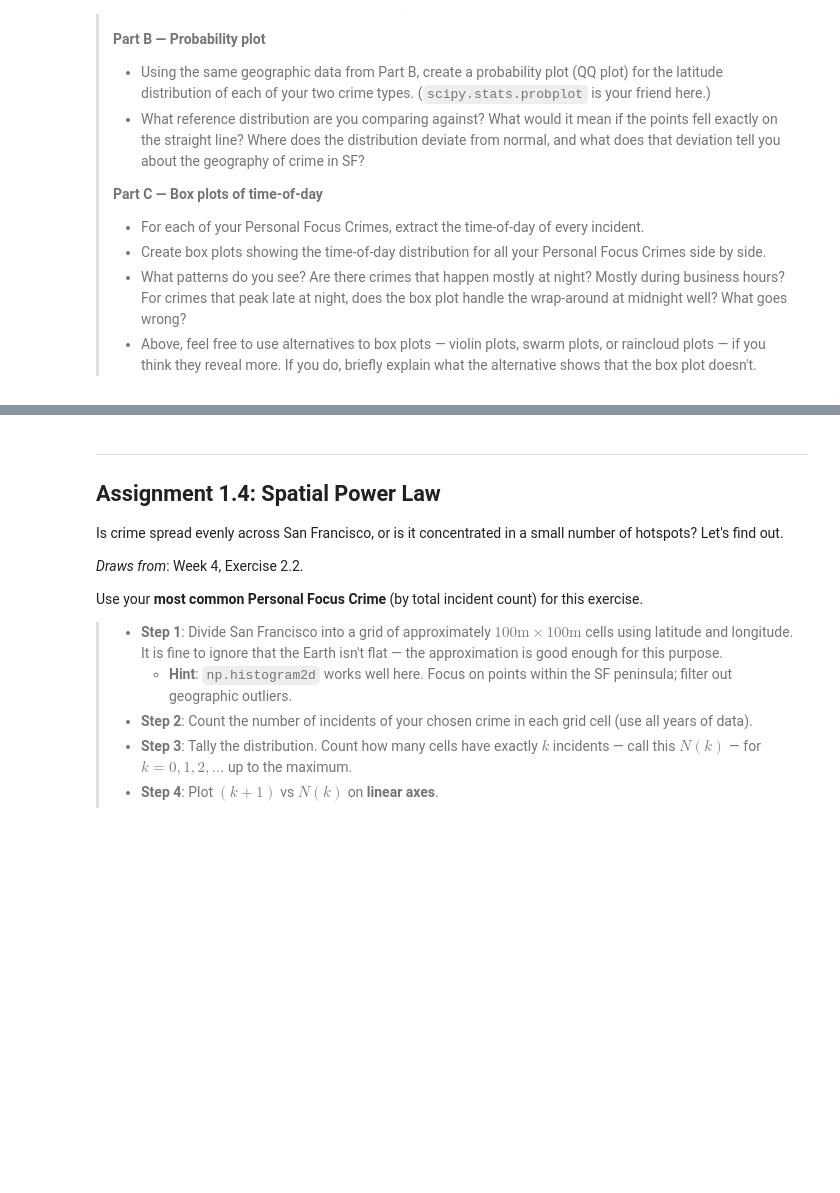
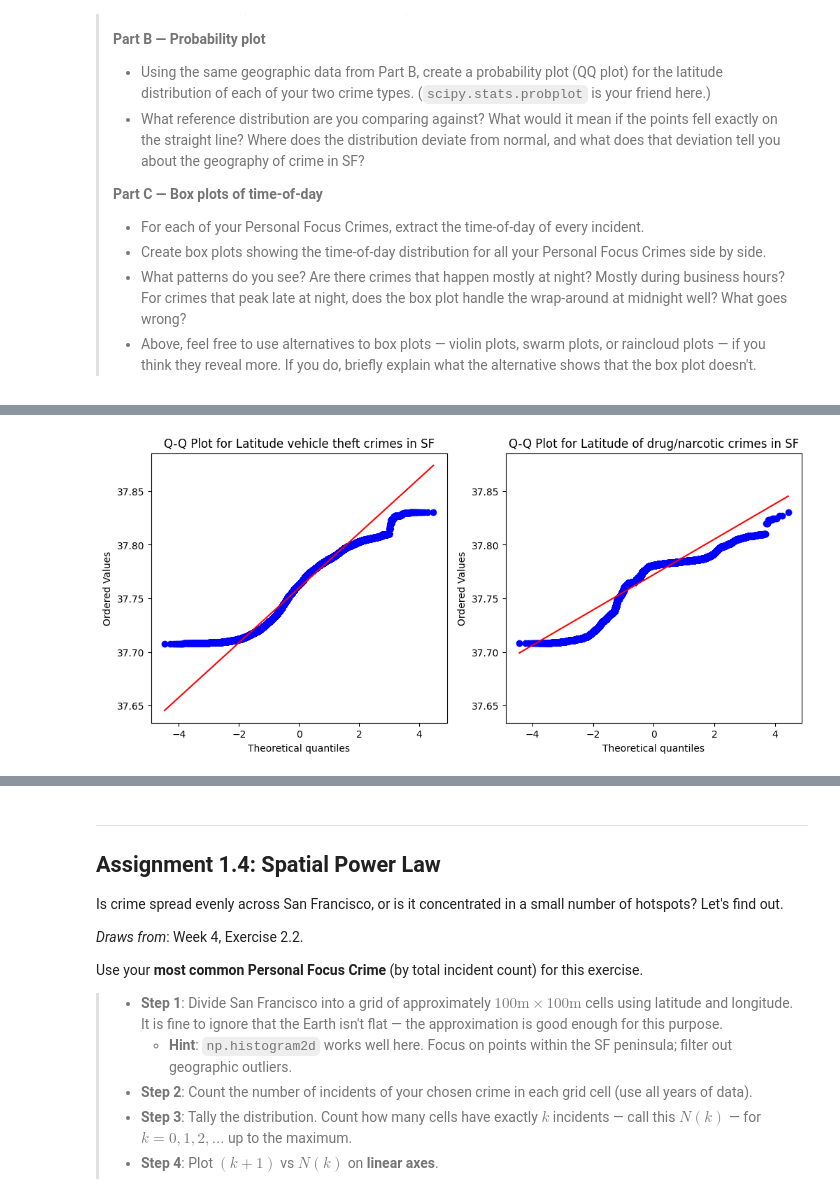
Before and after one commit to wkandersen/02806-socialdataanalysis, a Jupyter notebook: project1/Assignment1.ipynb, the cells around one changed output, grey strips where cells are left out. Cells and saved outputs as stored; diff of their text form; code cells hidden in the pictures; blank space fills up the shorter version.

```diff
--- a/project1/Assignment1.ipynb
+++ b/project1/Assignment1.ipynb
@@ -153,0 +174,15 @@ This exercise asks you to recreate several classic plot types from DAOST Chapter
+# %%
+from scipy.stats import probplot
+crimes = ['vehicle theft', 'drug/narcotic']
+df_pf = df_pf[df_pf['latitude'] < 80]
+
+plt.figure(figsize=(12, 5))
+ax = plt.subplot(1, 2, 1)
+probplot(df_pf[df_pf['incident_category'] == crimes[0]]['latitude'], dist="norm", plot=plt)
+plt.title(f'Q-Q Plot for Latitude {crimes[0]} crimes in SF')
+plt.subplot(1, 2, 2, sharey=ax)
+probplot(df_pf[df_pf['incident_category'] == crimes[1]]['latitude'], dist="norm", plot=plt)
+plt.title(f'Q-Q Plot for Latitude of {crimes[1]} crimes in SF')
+plt.show()
+# %% [output]
+[figure, added]
```
Also changed, not shown: parts of 11 cells of this notebook, 1 other file.
